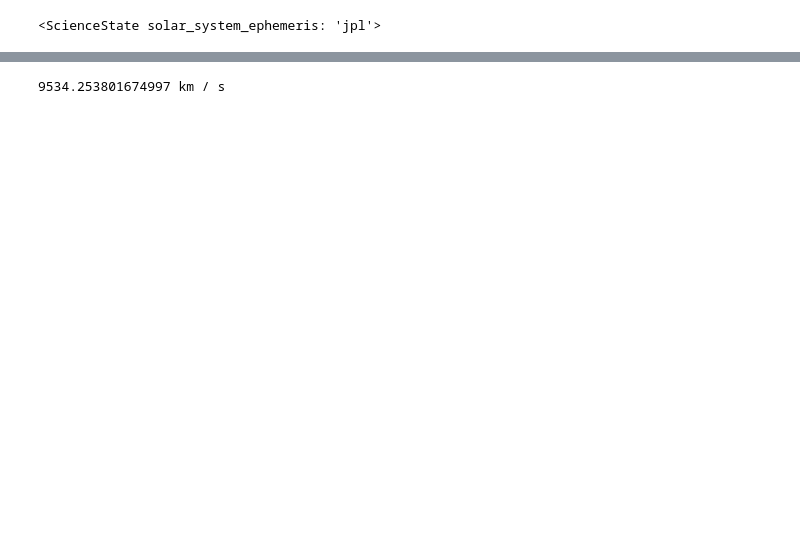
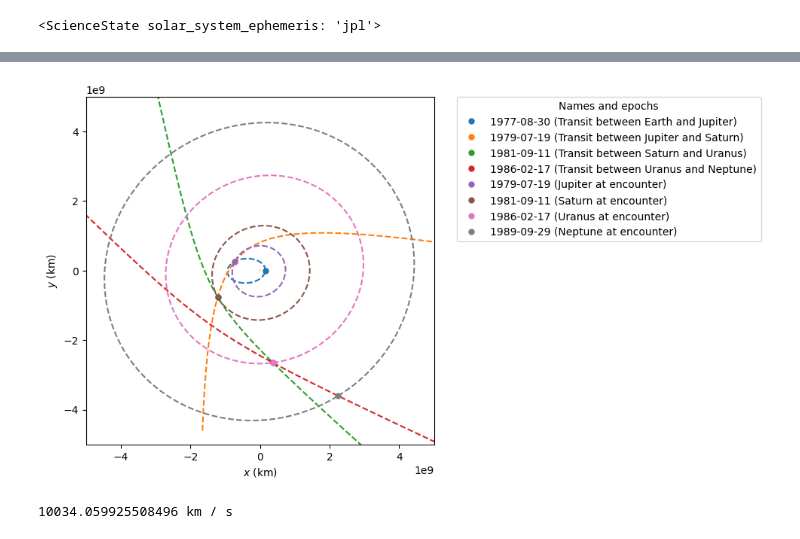
Before and after one commit to jackSN8/Starship_outer_planets_missions, a Jupyter notebook: voyager_2_traj.ipynb, the cells around one changed output, grey strips where cells are left out. Drawn from its saved outputs; the diff is of its cells as text; code cells hidden in the pictures; blank space fills up the shorter version.

```diff
--- a/voyager_2_traj.ipynb
+++ b/voyager_2_traj.ipynb
@@ -36,7 +36,7 @@ solar_system_ephemeris.set("jpl")
 # %%
 # plotter = StaticOrbitPlotter(plane=Planes.EARTH_ECLIPTIC)
 
-def find_assist_periapsis_bounds(dep_num,sling_bod_orb,inc_orb_vel,date, planet_order, ephem_order):
+def find_assist_periapsis_bounds(dep_num,sling_bod_orb,inc_orb_vel,date):
     sling_body=planet_order[dep_num]
     target_body = planet_order[dep_num+1]
 
@@ -78,7 +78,7 @@ def find_assist_periapsis_bounds(dep_num,sling_bod_orb,inc_orb_vel,date, planet_
                 target_arrival_orb = Orbit.from_ephem(Sun,ephem_order[dep_num+1],rough_arrival_date)
                 #Now evaluate lambert to target body
                 man_lambert = Maneuver.lambert(sling_bod_orb, target_arrival_orb)
-                lambert_test_orb=sling_bod_orb.apply_maneuver(man_lambert,intermediate=True)[1]
+                lambert_test_orb=sling_bod_orb.apply_maneuver(man_lambert,intermediate=True)[0]
                 # print(lambert_test_orb.r)
                 # print(sling_bod_orb.r)
                 # print(test_orb.r)
@@ -92,6 +92,7 @@ def find_assist_periapsis_bounds(dep_num,sling_bod_orb,inc_orb_vel,date, planet_
             # else:
             #     print("failure")
     # print(f"It takes {min_dv} to reach {target_body.name} arriving at {target_arrival_date}")
+    # print(f"Trying to arrive at {target_body.name} on {target_arrival_date}")
     target_arrival_orb = Orbit.from_ephem(Sun, ephem_order[dep_num + 1], target_arrival_date)
     man_lambert = Maneuver.lambert(sling_bod_orb, target_arrival_orb)
     outgoing_orb = sling_bod_orb.apply_maneuver(man_lambert, intermediate=True)[0]
@@ -216,12 +255,36 @@ AttributeError: 'Ephem' object has no attribute 'R'
+# %%
+plotter = StaticOrbitPlotter(dark=False)
+
+# Plot all voyager orbits
+for i, vo in enumerate(voyager_orbits):
+    plotter.plot(vo, label=f"Transit between {planet_order[i].name} and {planet_order[i+1].name}")
+    # print(f"Transit between {planet_order[i].name} and {planet_order[i+1].name}'}")
+
+# Plot all planet orbits at encounter times
+for i, po in enumerate(planet_orbits):
+    plotter.plot(po, label=f"{planet_order[i+1].name} at encounter")
+
+# Get the matplotlib Axes (poliastro versions differ: ax vs _ax)
+ax = getattr(plotter, "ax", None) or plotter._ax
+
+# Example: zoom to a +/- 5e8 km box around (0,0)
+range=5e9
+ax.set_xlim(-range, range)
+ax.set_ylim(-range, range)
+ax.set_aspect("equal", adjustable="box")
+
+plt.show()
+# %% [output]
+[figure, added]
 # %%
 
 # 1977-09-01 18:43:24.514 1979-06-22 18:43:24.514 11889.144703103324 km / s
-time_1 = time.Time("1977-09-02 18:43:24.514", scale="utc").tdb
-time_2 = time.Time("1979-06-22 18:43:24.514", scale="utc").tdb
+time_1 = time.Time("1977-08-20 18:43:24.514", scale="utc").tdb
+time_2 = time.Time("1979-06-09 18:43:24.514", scale="utc").tdb
+time_3 = time.Time("1994-08-25 04:00:00", scale="utc").tdb
 
-
-ephem_earth = Ephem.from_body(Earth, time_range(time_1 - 1*u.day, end=time_2 + 1*u.day), plane=Planes.EARTH_ECLIPTIC)
-ephem_jupiter = Ephem.from_body(Jupiter, time_range(time_1 - 1*u.day, end=time_2 + 1*u.day), plane=Planes.EARTH_ECLIPTIC)
+ephem_earth = Ephem.from_body(Earth, time_range(time_1, end=time_2), plane=Planes.EARTH_ECLIPTIC)
+ephem_jupiter = Ephem.from_body(Jupiter, time_range(time_1, end=time_2), plane=Planes.EARTH_ECLIPTIC)
 
 
 earth_orb = Orbit.from_ephem(Sun, ephem_earth, time_1)
@@ -230,4 +293,4 @@ man_lambert = Maneuver.lambert(earth_orb, jupiter_orb)
 ej_dv= np.linalg.norm(man_lambert[0][1].value)
 print(ej_dv*u.km/u.s)
 # %% [output]
-9534.253801674997 km / s
+10034.059925508496 km / s
```
Also changed, not shown: parts of 3 cells of this notebook, 1 other file.
